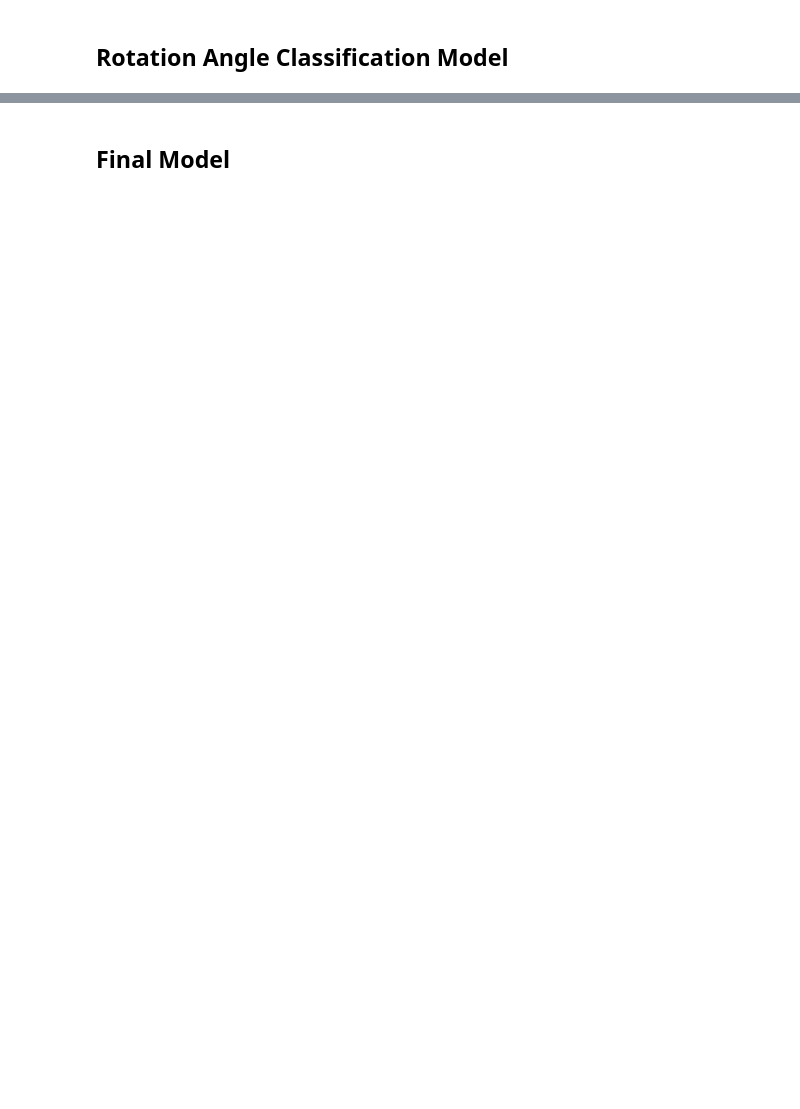
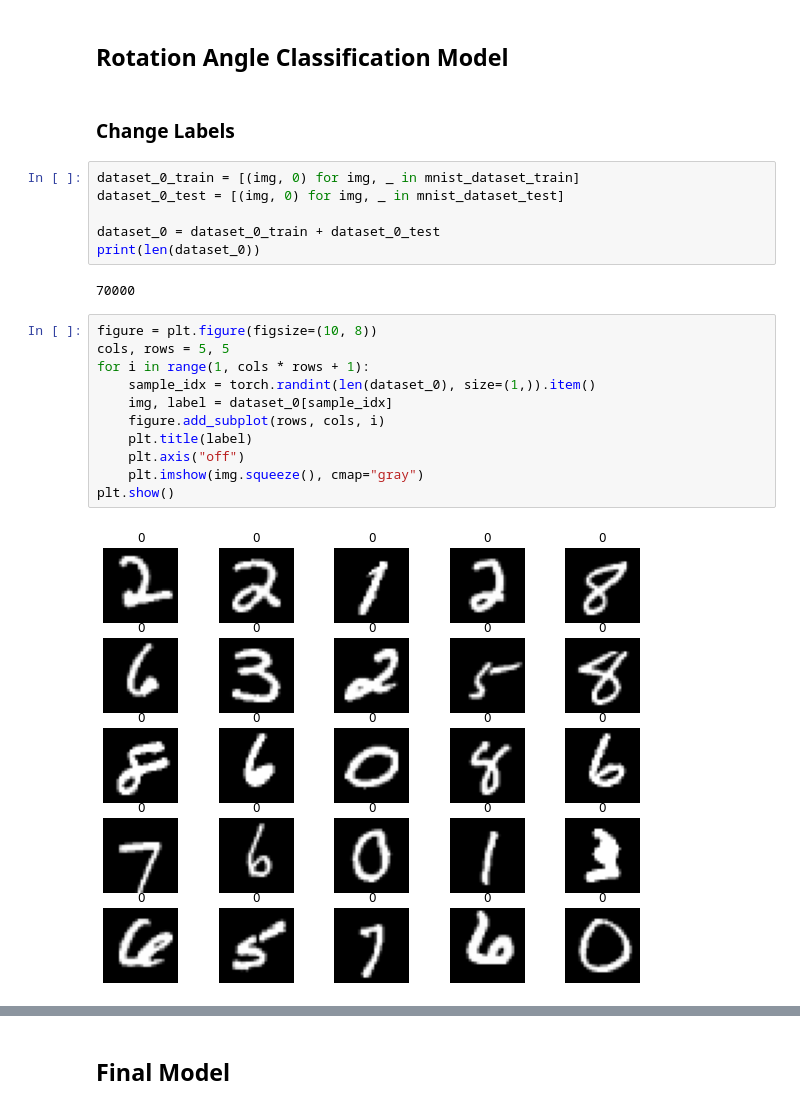
Before and after one commit to mir-sam-ali/CS5223-Deep-Learning-Project, a Jupyter notebook: DL_Project.ipynb, the cells around one changed output, grey strips where cells are left out. Saved outputs shown, nothing was run; the diff lists cells and outputs as text; blank space fills up the shorter version.

```diff
--- a/DL_Project.ipynb
+++ b/DL_Project.ipynb
@@ -314,2 +369,25 @@ Test Accuracy of the model on the 10000 test images: 0.18
 # %% [markdown]
 ## Rotation Angle Classification Model
+# %% [markdown]
+### Change Labels
+# %%
+dataset_0_train = [(img, 0) for img, _ in mnist_dataset_train]
+dataset_0_test = [(img, 0) for img, _ in mnist_dataset_test]
+
+dataset_0 = dataset_0_train + dataset_0_test
+print(len(dataset_0))
+# %% [output]
+70000
+# %%
+figure = plt.figure(figsize=(10, 8))
+cols, rows = 5, 5
+for i in range(1, cols * rows + 1):
+    sample_idx = torch.randint(len(dataset_0), size=(1,)).item()
+    img, label = dataset_0[sample_idx]
+    figure.add_subplot(rows, cols, i)
+    plt.title(label)
+    plt.axis("off")
+    plt.imshow(img.squeeze(), cmap="gray")
+plt.show()
+# %% [output]
+[figure, added]
```
Also changed, not shown: parts of 52 cells of this notebook.
